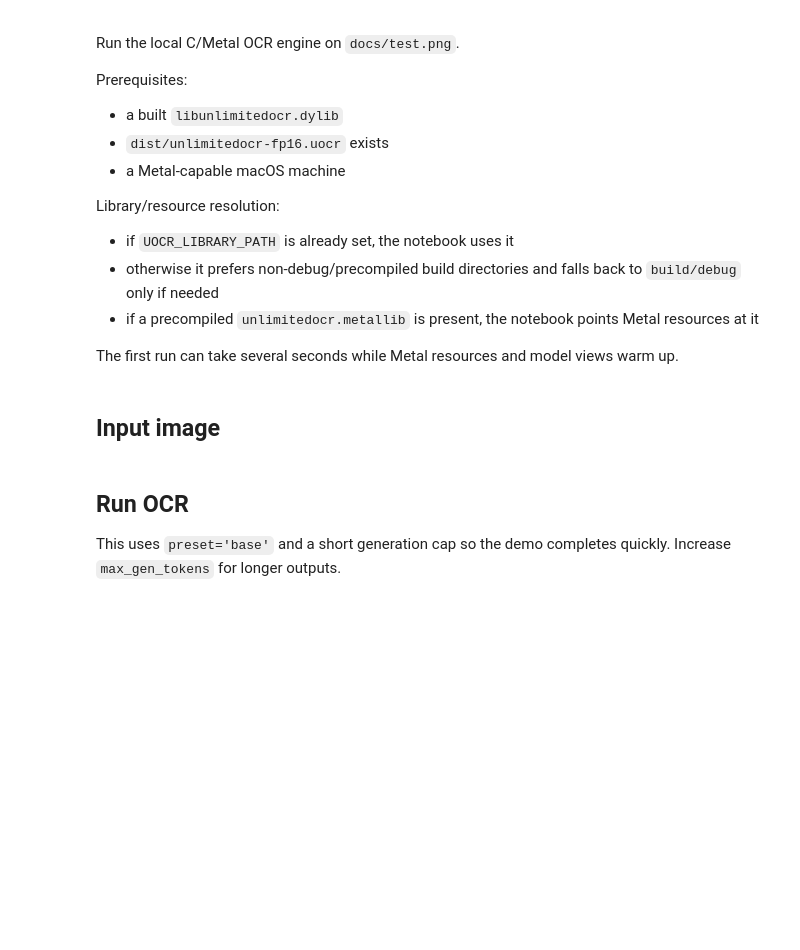
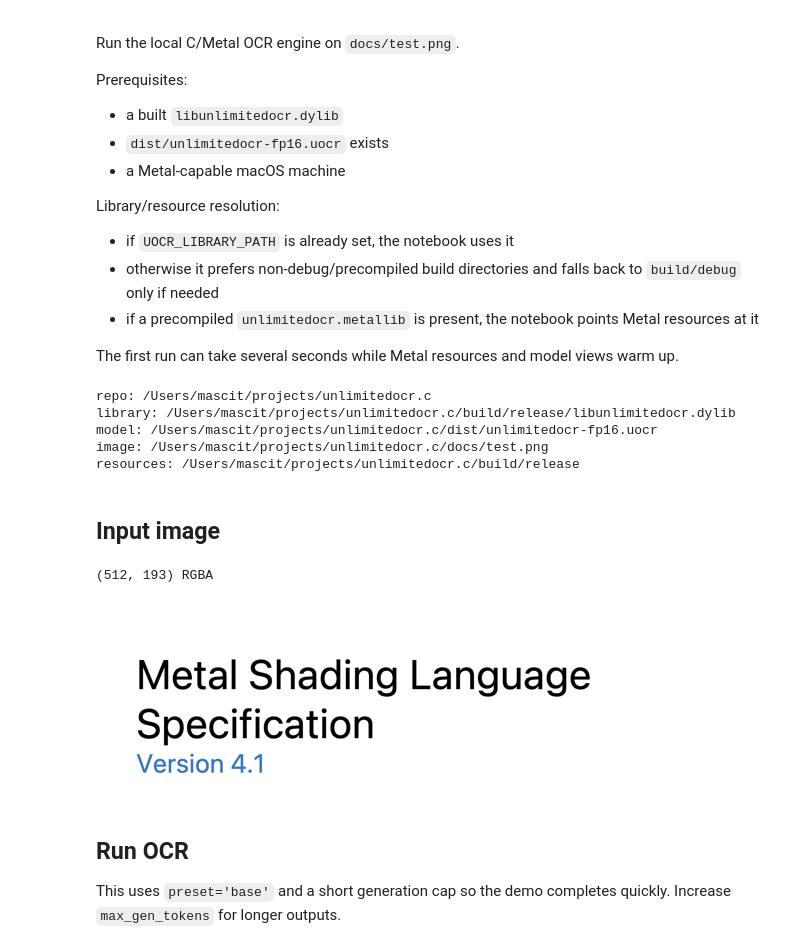
Before and after one commit to masc-it/unlimitedocr.c, a Jupyter notebook: notebooks/demo.ipynb, the cells around one changed output. Saved outputs shown, nothing was run; the diff lists cells and outputs as text; code cells hidden in the pictures; blank space fills up the shorter version.

```diff
--- a/notebooks/demo.ipynb
+++ b/notebooks/demo.ipynb
@@ -48,12 +48,17 @@ else:
     if LIBRARY_PATH is None:
         raise FileNotFoundError('could not find libunlimitedocr.dylib; build the project or set UOCR_LIBRARY_PATH')
 
-RESOURCE_PATH = first_existing([
-    ROOT / 'build' / 'precompile',
-    ROOT / 'build' / 'qa-precompiled',
-    ROOT / 'src' / 'backend' / 'metal',
-])
-if RESOURCE_PATH is None:
+# Prefer the metallib that belongs to the selected library build. Do not
+# accidentally pair a fresh library with a stale metallib from another build dir.
+RESOURCE_PATH = None
+selected_build_dir = LIBRARY_PATH.parent
+if (selected_build_dir / 'unlimitedocr.metallib').exists():
+    RESOURCE_PATH = selected_build_dir
+elif (ROOT / 'build' / 'release' / 'unlimitedocr.metallib').exists() and selected_build_dir == ROOT / 'build' / 'release':
+    RESOURCE_PATH = ROOT / 'build' / 'release'
+else:
+    RESOURCE_PATH = ROOT / 'src' / 'backend' / 'metal'
+if not RESOURCE_PATH.exists():
     raise FileNotFoundError('could not find Metal resources; build a metallib or use src/backend/metal')
 
 if str(SRC_PATH) not in sys.path:
@@ -71,15 +76,25 @@ print('library:', LIBRARY_PATH)
 print('model:', MODEL_PATH)
 print('image:', IMAGE_PATH)
 print('resources:', RESOURCE_PATH)
+# %% [output]
+repo: /Users/mascit/projects/unlimitedocr.c
+library: /Users/mascit/projects/unlimitedocr.c/build/release/libunlimitedocr.dylib
+model: /Users/mascit/projects/unlimitedocr.c/dist/unlimitedocr-fp16.uocr
+image: /Users/mascit/projects/unlimitedocr.c/docs/test.png
+resources: /Users/mascit/projects/unlimitedocr.c/build/release
 # %% [markdown]
 ## Input image
 # %%
 from IPython.display import display
 from PIL import Image
 
 image = Image.open(IMAGE_PATH)
+image.thumbnail((512,512))
 print(image.size, image.mode)
 display(image)
+# %% [output]
+(512, 193) RGBA
+[figure, added]
 # %% [markdown]
 ## Run OCR
 
```
Also changed, not shown: parts of 2 cells of this notebook.
